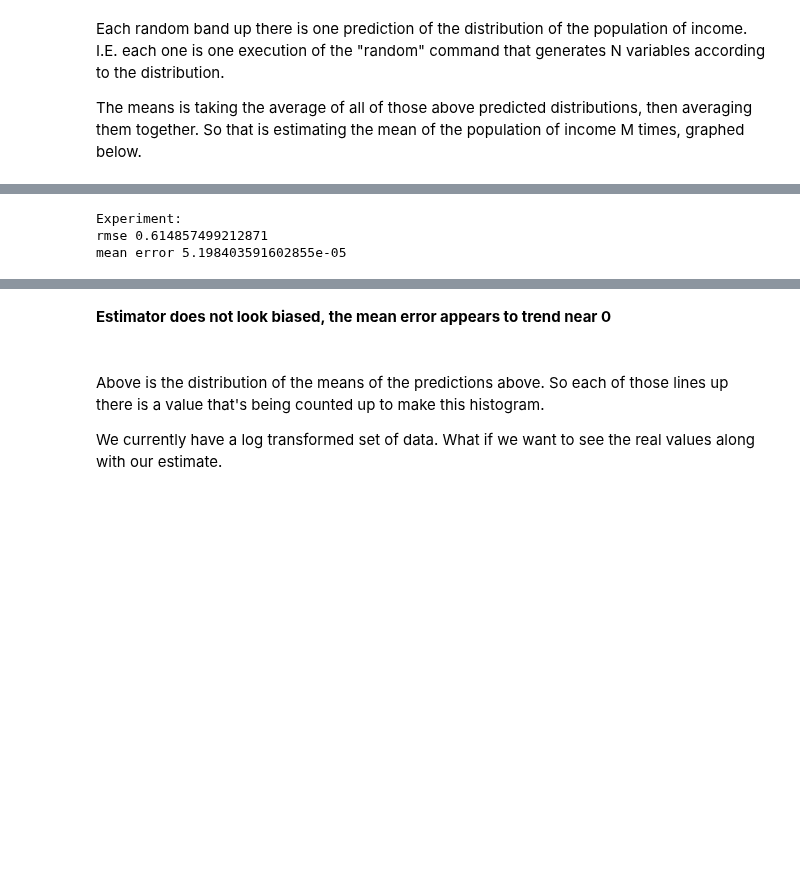
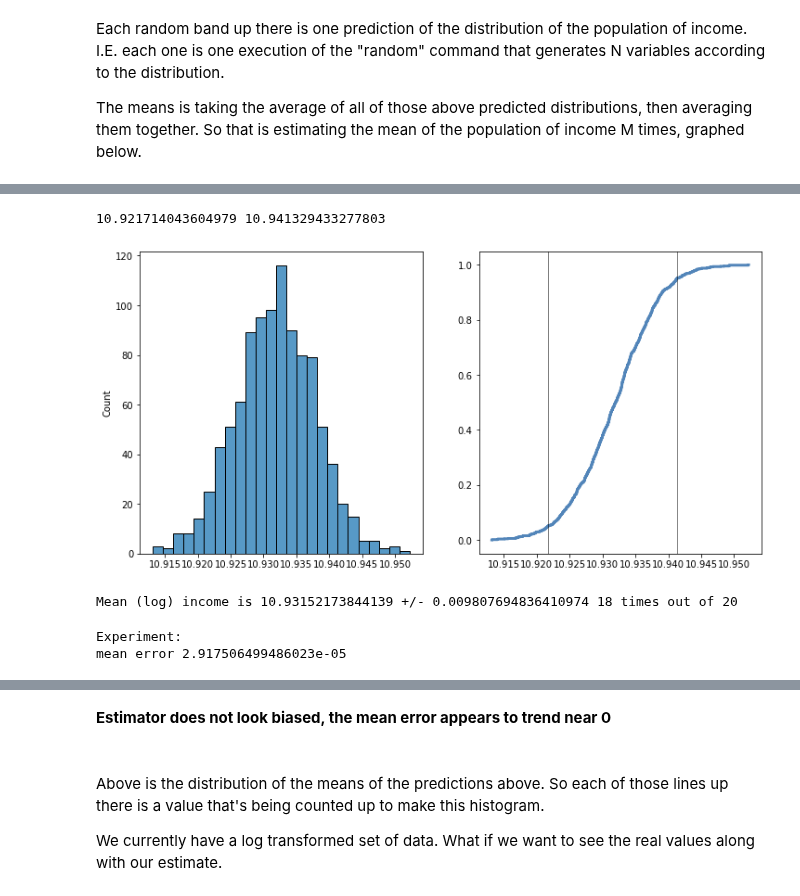
Before and after one commit to allyryry/BasicClassExamples, a Jupyter notebook: 014_Estimation_Applications.ipynb, the cells around one changed output, grey strips where cells are left out. Drawn from its saved outputs; the diff is of its cells as text; code cells hidden in the pictures; blank space fills up the shorter version.

```diff
--- a/014_Estimation_Applications.ipynb
+++ b/014_Estimation_Applications.ipynb
@@ -119,6 +115,32 @@ The means is taking the average of all of those above predicted distributions, t
+# %%
+#Plot the means of the above distributions
+thinkplot.PrePlot(2,1,2)
+sns.histplot(means)
+thinkplot.SubPlot(2)
+thinkplot.Cdf(cdf)
+thinkplot.axvline(ci[0], color='black')
+thinkplot.axvline(ci[1], color='black')
+thinkplot.Config()
+print(ci[0], ci[1])
+# %% [output]
+10.921714043604979 10.941329433277803
+[figure, added]
 # %%
 #Is the estimator biased? - Check to see that the mean of the predictions is close to the emperical mean.
+mid = (ci[0]+ci[1])/2
+dif = mid- ci[0]
+print("Mean (log) income is", mid, "+/-", dif, "18 times out of 20")
 # %% [output]
-Experiment:
-rmse 0.614857499212871
-mean error 5.198403591602855e-05
+Mean (log) income is 10.93152173844139 +/- 0.009807694836410974 18 times out of 20
+# %%
+#Is the estimator biased? - Check to see that the mean of the predictions is close to the emperical mean.
+m=10000
+estimates = []
+for i in range(m):
+    L = np.random.normal(mu, sig, n)
+    estimates.append(L)
+print('Experiment:')
+print('mean error', MeanError(estimates, mu))
+# %% [output]
+Experiment:
+mean error 2.917506499486023e-05
```
Also changed, not shown: parts of 17 cells of this notebook, 1 other file.
